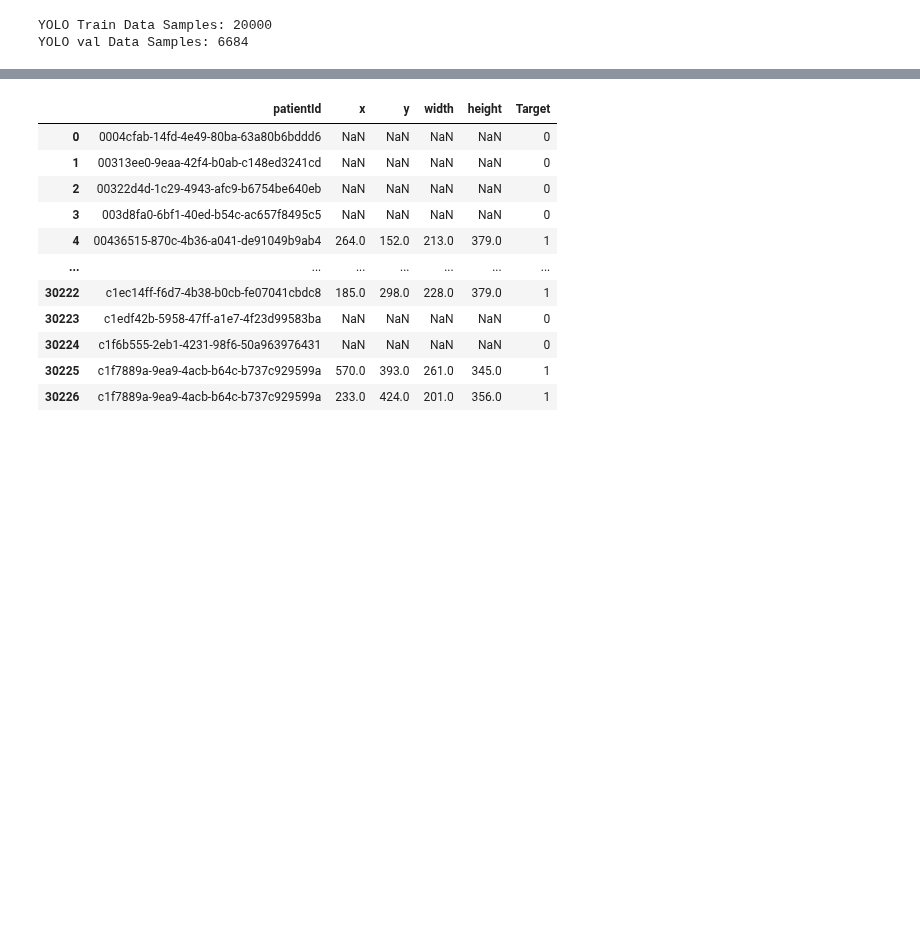
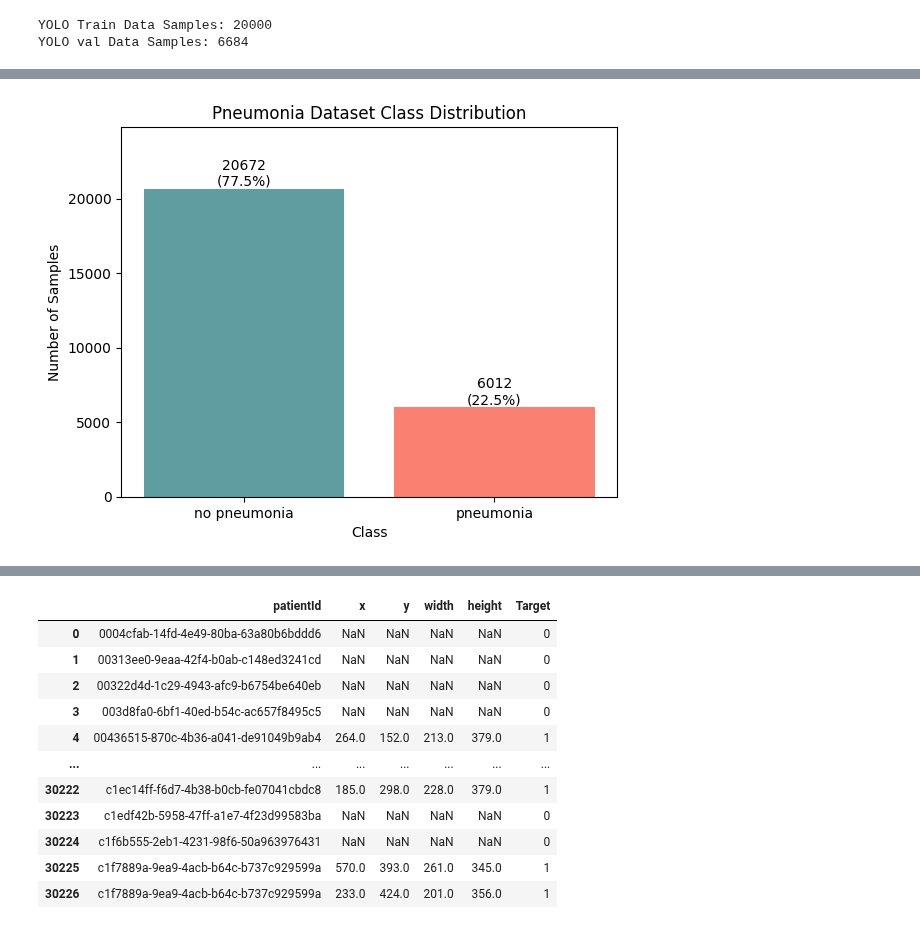
Before and after one commit to kmsmeng/ML_Projects, a Jupyter notebook: Medical_Image_Classification/handle_data.ipynb, the cells around one changed output, grey strips where cells are left out. Saved outputs shown, nothing was run; the diff lists cells and outputs as text; code cells hidden in the pictures; blank space fills up the shorter version.

```diff
--- a/Medical_Image_Classification/handle_data.ipynb
+++ b/Medical_Image_Classification/handle_data.ipynb
@@ -31,3 +32,9 @@ print(f'YOLO val Data Samples: {len(val_path)}')
 # %% [output]
 YOLO Train Data Samples: 20000
 YOLO val Data Samples: 6684
+# %%
+# File path of the labels from the working data and convert the csv file into a pandas DataFrame
+
+label_file_path = 'data/pneumonia_dataset/stage_2_train_labels.csv'
+label_csv = pd.read_csv(label_file_path)
+label_csv
@@ -33,0 +55,25 @@ YOLO val Data Samples: 6684
+# %%
+# Number of Data samples with pneumonia and without pneumonia
+
+counts = label_csv.drop_duplicates('patientId')['Target'].value_counts()
+
+# num_no_pneumonia = counts[0]
+# num_pneumonia = counts[1]
+
+data_class = {
+    'no pneumonia': int(counts.get(0, 0)),
+    'pneumonia': int(counts.get(1, 0))
+}
+
+total = sum(data_class.values())
+
+
+bars = plt.bar(data_class.keys(), data_class.values(), color=['cadetblue', 'salmon'])
+plt.bar_label(bars, labels=[f"{value}\n({value/total*100:.1f}%)" for value in data_class.values()])
+plt.ylim(0, 1.2*max(data_class.values()))
+plt.xlabel('Class')
+plt.ylabel('Number of Samples')
+plt.title('Pneumonia Dataset Class Distribution')
+plt.show()
+# %% [output]
+[figure, added]
```
Also changed, not shown: parts of 4 cells of this notebook, 37 other files.
